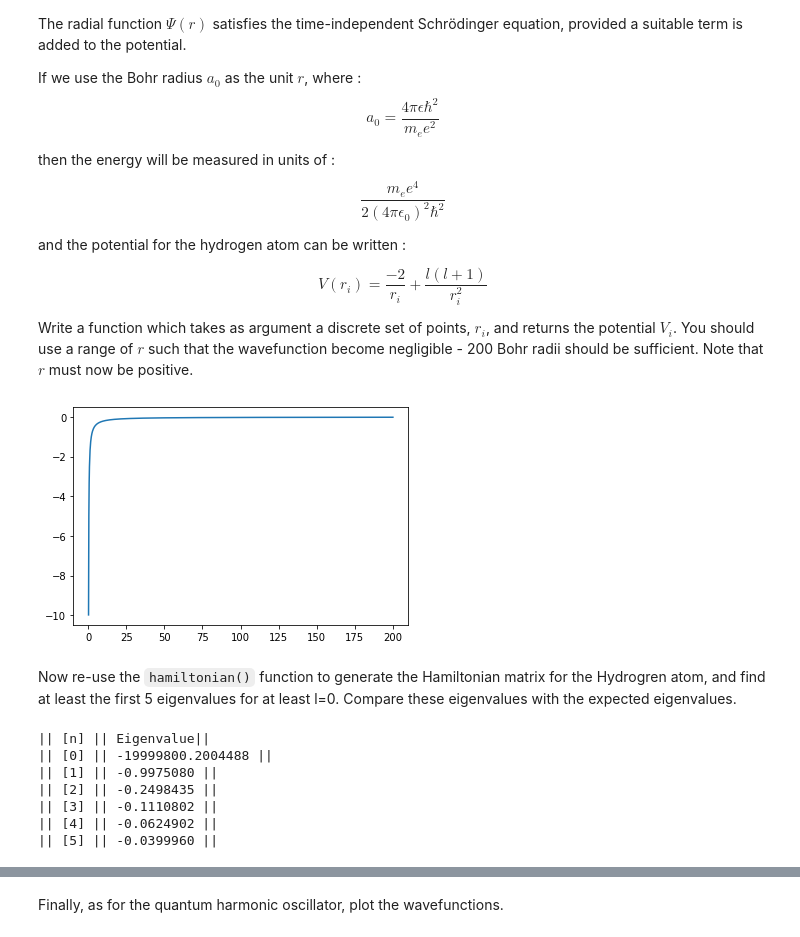
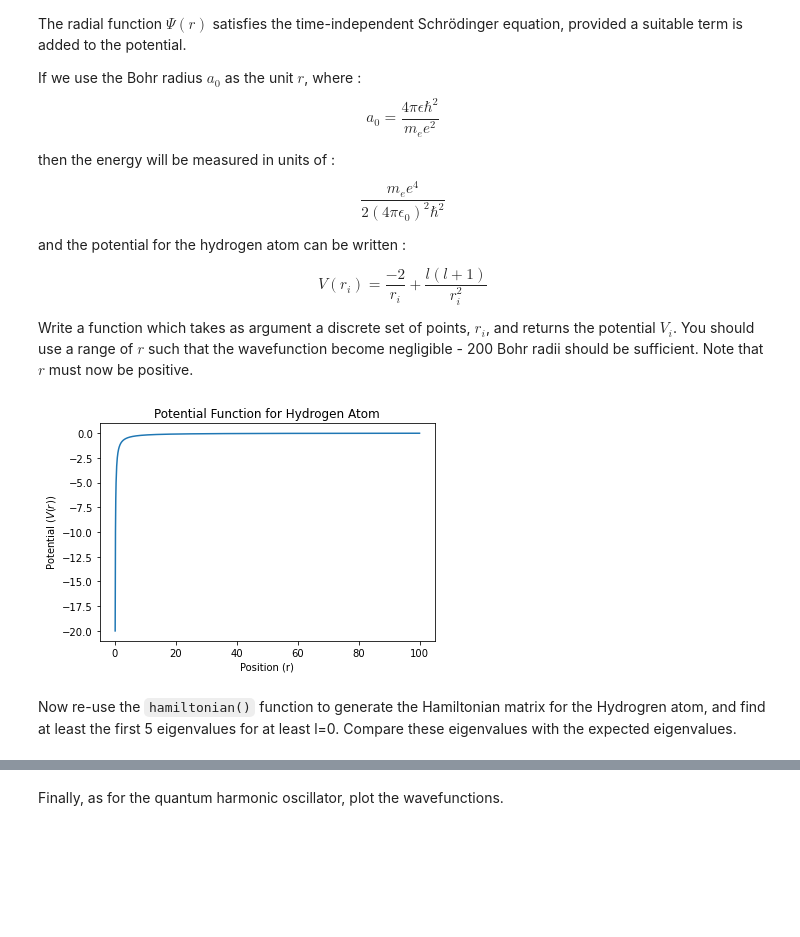
Before and after one commit to sam-you-ell/Computational-Physics, a Jupyter notebook: LinAlgEx2.ipynb, the cells around one changed output, grey strips where cells are left out. Drawn from its saved outputs; the diff is of its cells as text; code cells hidden in the pictures; blank space fills up the shorter version.

```diff
--- a/LinAlgEx2.ipynb
+++ b/LinAlgEx2.ipynb
@@ -199,38 +204,21 @@ and the potential for the hydrogen atom can be written :
 $$V(r_i) = \frac{-2}{r_i} + \frac{l(l+1)}{r_i^2}$$
 
 Write a function which takes as argument a discrete set of points, $r_i$, and returns the potential $V_i$. You should use a range of $r$ such that the wavefunction become negligible - 200 Bohr radii should be sufficient.  Note that $r$ must now be positive.
-# %%
-def pot_spher(r, l):
-    return list(map(lambda r: (-2 / (r)) + l*(l+1) / (r**2) , r))
-# def pot_spher(r, l):
-#     v = np.zeros(len(r))
-#     for i in range(len(r)):
-#         v[i] = (-2 / (r[i])) + l*(l+1) / (r[i]**2)
-#     return v
-radii = np.linspace(0, 200, 1000)
-plt.plot(radii, pot_spher(radii, l = 0))
-plt.show()
-# %% [output]
-[figure, removed]
+# %%
+def pot_spher(r, l):
+    """
+    Hydrogen atom potential, takes spatial points r (must be positive) and orbital quantum number l. Returns a potential at every point in r for a specified l.
+    """
+    epsilon = sys.float_info.epsilon
+    return list(map(lambda r: (-2 /(r)) + l*(l+1) / ((r)**2) , r)) #returning the potential list for a given radius using map()
+
+radii = np.linspace(0.1, 100, 1000)
+plt.title("Potential Function for Hydrogen Atom")
+plt.xlabel("Position (r)")
+plt.ylabel("Potential ($V(r)$)")
+plt.plot(radii, pot_spher(radii, 0)) #plot of the potential, can clearly see that potential tends to negative infinity as r tends to 0
+plt.show()
+# %% [output]
+[figure, added]
 # %% [markdown]
 Now re-use the `hamiltonian()` function to generate the Hamiltonian matrix for the Hydrogren atom, and find at least the first 5 eigenvalues for at least l=0. Compare these eigenvalues with the expected eigenvalues.
-# %%
-r = np.linspace(50, 200,  2000)
-#spherical_evals= solveHam(r, pot_spher(r, l=0))[0]
-
-#spherical_evals, spherical_evects = linalg.eigh(hamiltonian2(r, pot_spher(r, l=0)))
-spherical_eigenvals, spherical_eigenvects = solveHam(r, pot_spher(r, l = 0))
-index = np.argsort(spherical_evals)
-spherical_evals = spherical_evals[index]
-
-print("|| [n]","||", 'Eigenvalue' "||")
-for i in range(6):
-    print('||',[i],'||',"%.7f"%spherical_evals[i], "||")
-# %% [output]
-|| [n] || Eigenvalue||
-|| [0] || -19999800.2004488 ||
-|| [1] || -0.9975080 ||
-|| [2] || -0.2498435 ||
-|| [3] || -0.1110802 ||
-|| [4] || -0.0624902 ||
-|| [5] || -0.0399960 ||
```
Also changed, not shown: parts of 12 cells of this notebook.
